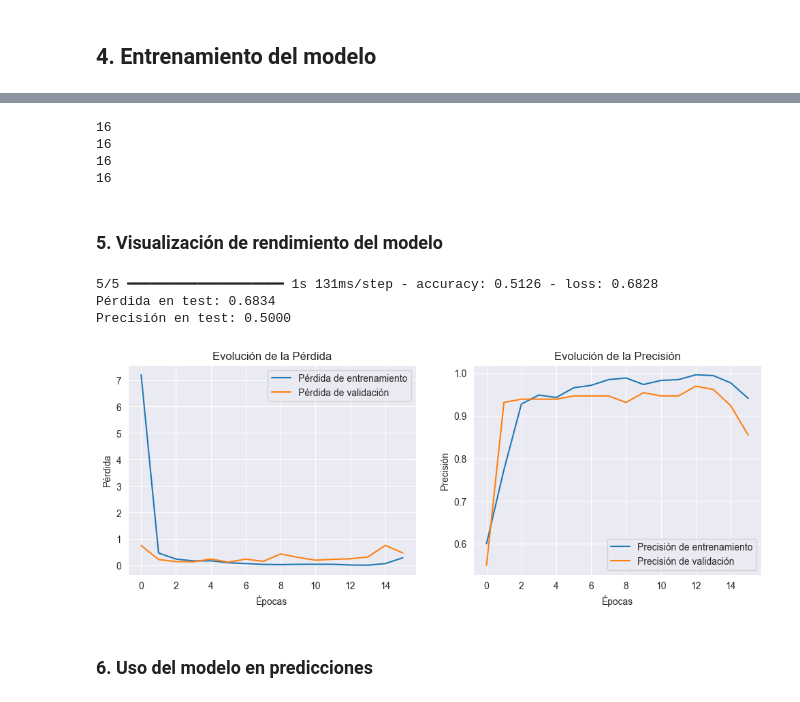
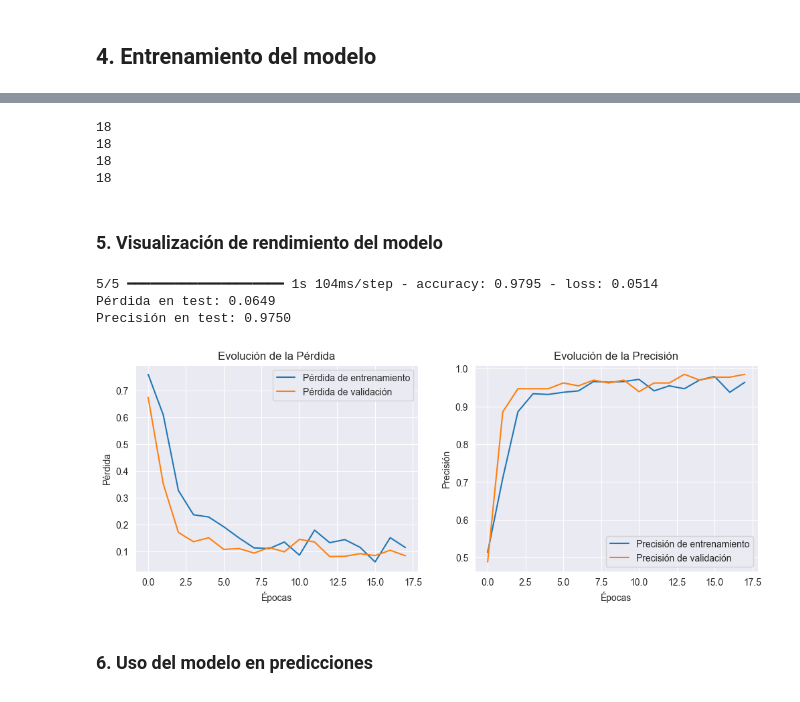
Before and after one commit to SamuehFDEZ/ProgramacionIA, a Jupyter notebook: UD5/PracticaIdentificacionDePersonasConMascarilla/dataset_imagenes_mascarilla/mascarillas.ipynb, the cells around one changed output, grey strips where cells are left out. Drawn from its saved outputs; the diff is of its cells as text; code cells hidden in the pictures.

```diff
--- a/UD5/PracticaIdentificacionDePersonasConMascarilla/dataset_imagenes_mascarilla/mascarillas.ipynb
+++ b/UD5/PracticaIdentificacionDePersonasConMascarilla/dataset_imagenes_mascarilla/mascarillas.ipynb
@@ -25,27 +26,32 @@ from tensorflow.keras.preprocessing import image
 # %% [markdown]
 ## 2. Creación de dataframe y partición en train y test
 # %%
+IMG_SIZE = (128, 128)
+BATCH_SIZE = 32
+VALIDATION_SPLIT = 0.2
 # Cargar datos de entrenamiento
 train_dataset = image_dataset_from_directory(
     directory='./train',
-    image_size=(128, 128),
+    image_size=IMG_SIZE,
     labels='inferred',
+    batch_size=BATCH_SIZE,
     label_mode='binary',
     class_names=['mascarilla', 'no_mascarilla'],
     subset='training',
-    validation_split=0.2,
+    validation_split=VALIDATION_SPLIT,
     seed=123
 )
 
 # Cargar datos de validación
 val_dataset = image_dataset_from_directory(
     directory='./train',
-    image_size=(128, 128),
+    image_size=IMG_SIZE,
     labels='inferred',
     label_mode='binary',
+    batch_size=BATCH_SIZE,
     class_names=['mascarilla', 'no_mascarilla'],
     subset='validation',
-    validation_split=0.2,
+    validation_split=VALIDATION_SPLIT,
     seed=123
 )
 
@@ -53,6 +59,7 @@ val_dataset = image_dataset_from_directory(
 test_dataset = image_dataset_from_directory(
     directory='./test',
     image_size=(128, 128),
+    batch_size=BATCH_SIZE,
     labels='inferred',
     label_mode='binary',
     class_names=['mascarilla', 'no_mascarilla']
@@ -68,22 +73,31 @@ Found 160 files belonging to 2 classes.
 # %% [markdown]
 ## 3. Normalización de imagenes
 # %%
-normalization = Rescaling(1./255)
-data_augmentation = Sequential([
- RandomFlip("horizontal"), # Volteo horizontal
- RandomRotation(0.2), # Rotaciones 20% de 360º
- RandomZoom(0.1), # Zoom hasta 10%
- RandomTranslation(0.1, 0.1) # Desplaz. vertical y horizontal
+# Prepararmos un data augmentantion
+data_augmentation = keras.Sequential([
+    layers.RandomFlip("horizontal"),
+    layers.RandomRotation(0.3),
+    layers.RandomZoom(0.3),
+    layers.RandomContrast(0.2),
 ])
-train_X = train_dataset.map(lambda x, y:(data_augmentation(normalization(x)), y))
-test_Y = test_dataset.map(lambda x, y: (normalization(x), y))
+
+normalization_layer = layers.Rescaling(1./255)
+
+def preprocess(image, label):
+    image = data_augmentation(image)
+    image = normalization_layer(image)
+    return image, label
+
+train_dataset = train_dataset.map(preprocess)
+val_dataset = val_dataset.map(lambda x, y: (normalization_layer(x), y))
+test_dataset = test_dataset.map(lambda x, y: (normalization_layer(x), y))
 # %% [markdown]
 ## 4. Entrenamiento del modelo
 # %%
 early_stopping = EarlyStopping(
  monitor='val_loss', # Métrica a controlar
  min_delta=0.001, # Mejora mínima significativa
- patience=10, # Esperar 10 épocas sin mejora antes de parar
+ patience=5, # Esperar 10 épocas sin mejora antes de parar
  mode='min', # Monitorizar si la pérdida disminuye
  restore_best_weights=True # Restaurar los mejores pesos
 )
@@ -134,6 +148,6 @@ Model: "sequential_1"
  Non-trainable params: 0 (0.00 B)
 # %%
 epochs = 20
-history = model.fit(train_dataset, validation_data=val_dataset, epochs=epochs, batch_size=32, callbacks=[early_stopping])
+history = model.fit(train_dataset, validation_data=val_dataset, epochs=epochs, batch_size=BATCH_SIZE, callbacks=[early_stopping])
 # %% [output]
 Epoch 1/20
@@ -159,45 +173,45 @@ print(len(history.history['val_loss']))
 print(len(history.history['accuracy']))
 print(len(history.history['val_accuracy']))
 # %% [output]
-16
-16
-16
-16
+18
+18
+18
+18
 # %% [markdown]
 ### 5. Visualización de rendimiento del modelo
 # %%
 # Evaluación del modelo en el conjunto de test
-loss, accuracy = model.evaluate(test_Y)
+loss, accuracy = model.evaluate(test_dataset)
 print(f"Pérdida en test: {loss:.4f}")
 print(f"Precisión en test: {accuracy:.4f}")
 # Visualización de la evolución del entrenamiento
 # Extraer los valores del historial
 epochs_range = range(len(history.history['loss']))
 train_loss = history.history['loss']
 val_loss = history.history['val_loss']
 train_acc = history.history['accuracy']
 val_acc = history.history['val_accuracy']
 plt.figure(figsize=(12, 4))
 plt.subplot(1, 2, 1)
 plt.plot(epochs_range, train_loss, label='Pérdida de entrenamiento')
 plt.plot(epochs_range, val_loss, label='Pérdida de validación')
 plt.xlabel('Épocas')
 plt.ylabel('Pérdida')
 plt.legend()
 plt.title('Evolución de la Pérdida')
 plt.subplot(1, 2, 2)
 plt.plot(epochs_range, train_acc, label='Precisión de entrenamiento')
 plt.plot(epochs_range, val_acc, label='Precisión de validación')
 plt.xlabel('Épocas')
 plt.ylabel('Precisión')
 plt.legend()
 plt.title('Evolución de la Precisión')
 plt.show()
 # %% [output]
-5/5 ━━━━━━━━━━━━━━━━━━━━ 1s 131ms/step - accuracy: 0.5126 - loss: 0.6828
-Pérdida en test: 0.6834
-Precisión en test: 0.5000
+5/5 ━━━━━━━━━━━━━━━━━━━━ 1s 104ms/step - accuracy: 0.9795 - loss: 0.0514
+Pérdida en test: 0.0649
+Precisión en test: 0.9750
-[figure, old version]
+[figure, new version]
 # %% [markdown]
 ### 6. Uso del modelo en predicciones
 # %%
```
Also changed, not shown: parts of 7 cells of this notebook, 2 other files.
